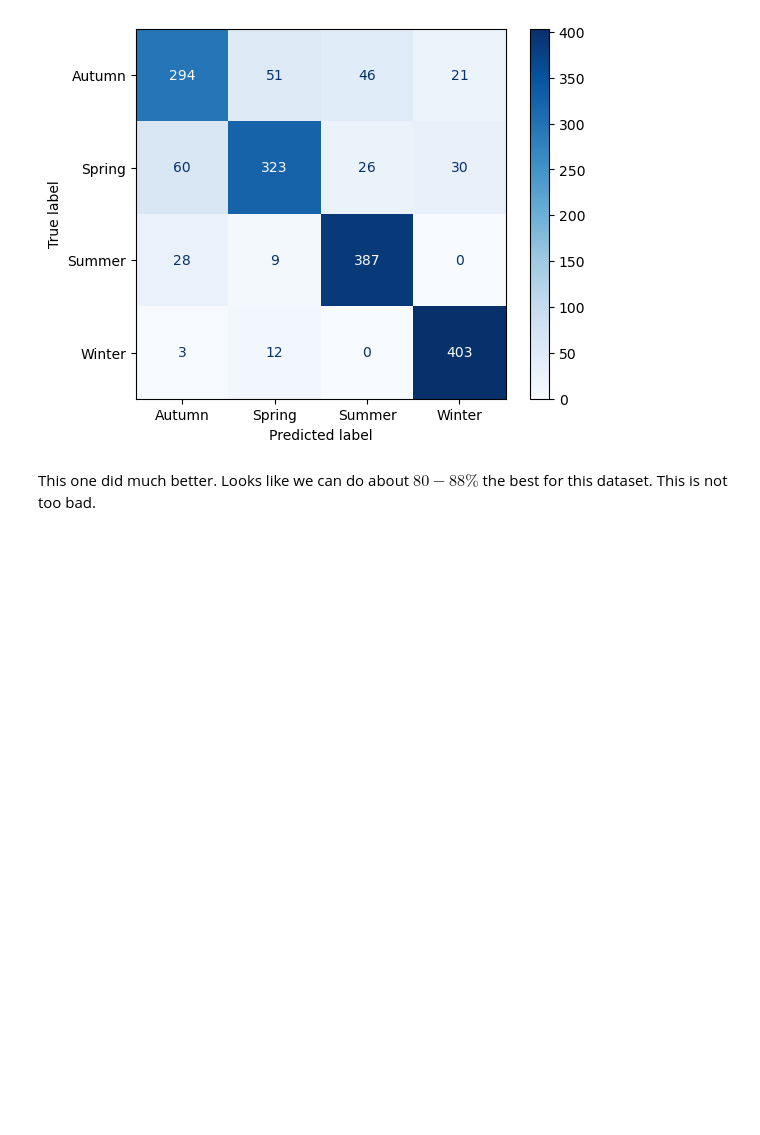
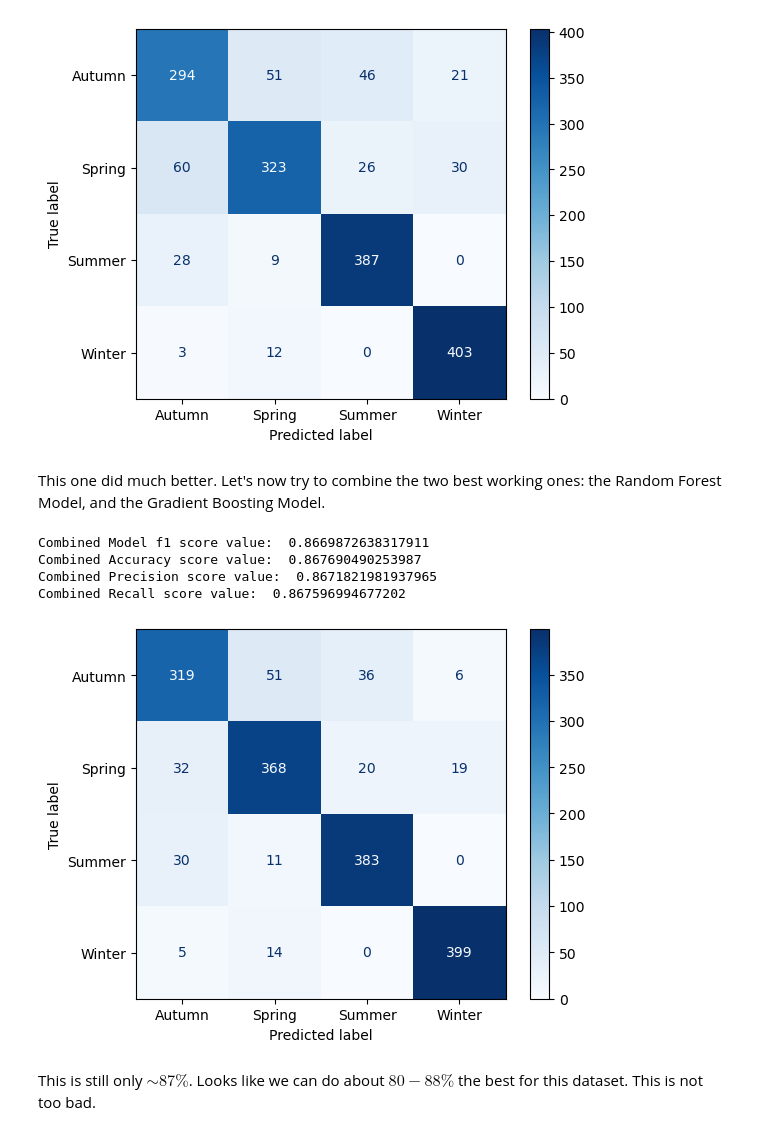
Before and after one commit to rajeeb0423/seoul_bikeshare, a Jupyter notebook: seoul_bikeshare_classification.ipynb, the cells around one changed output. Drawn from its saved outputs; the diff is of its cells as text; code cells hidden in the pictures; blank space fills up the shorter version.

```diff
--- a/seoul_bikeshare_ml_classification.ipynb
+++ b/seoul_bikeshare_classification.ipynb
@@ -406,16 +393,16 @@ Gaussian Naive Bayes Recall score value:  0.6542476814268308
 The Naive Bayes Classifier did not do too well. Let's try adding the Naive Bayes with other to see if this gives any improvement. Let's try K Nearest Neighbors.
 # %%
 # Let's fit the K Nearest Neighbor classifier first
-knn.fit(X_train_transform, y_train)
+knn.fit(X_train_standard, y_train)
 
-# Get the predicted probabilits of the SVC classifier
-knn_predict_proba = knn.predict_proba(X_test_transform)
+# Get the predicted probabilits of the KNN classifier
+knn_predict_proba = knn.predict_proba(X_test_standard)
 
 # Let's fit the Gaussian Naive Bayes now
-gnb.fit(X_train_transform, y_train)
+gnb.fit(X_train_standard, y_train)
 
 # Get the predicted probabilits of the Gaussian Maive Bayes classifier
-gnb_predict_proba = gnb.predict_proba(X_test_transform)
+gnb_predict_proba = gnb.predict_proba(X_test_standard)
 
 # Combine the two probabilities by choosing the maximum
 combined_proba = np.maximum(gnb_predict_proba, knn_predict_proba)
@@ -450,5 +437,53 @@ Combined Accuracy score value:  0.8310691080921441
 Combined Precision score value:  0.8280400839408879
 Combined Recall score value:  0.831551503138021
 [figure]
+# %% [markdown]
+This one did much better. Let's now try to combine the two best working ones: the Random Forest Model, and the Gradient Boosting Model.
+# %%
+# Let's fit the Random Forest classifier first
+rfc.fit(X_train_standard, y_train)
+
+# Get the predicted probabilits of the Random Forest classifier
+rfc_predict_proba = rfc.predict_proba(X_test_standard)
+
+# Let's fit the Gradient Boosting Classifier
+gbc.fit(X_train_standard, y_train)
+
+# Get the predicted probabilits of the Gaussian Maive Bayes classifier
+gbc_predict_proba = gbc.predict_proba(X_test_standard)
+
+# Combine the two probabilities by choosing the maximum
+combined_proba = np.maximum(gbc_predict_proba, rfc_predict_proba)
+
+# Now choose the maximum index argument for each row for the probabilities
+predict_index = np.argmax(combined_proba, axis=1)
+
+# Now get the predicted values
+predicted_values = rfc.classes_[predict_index]
+
+# Now get the scores and the confusion matrix
+f1_val= f1_score(y_test, predicted_values, average='weighted')
+accuracy_val = accuracy_score(y_test, predicted_values)
+precision_val = precision_score(y_test, predicted_values, average='macro')
+recall_val = recall_score(y_test, predicted_values, average='macro')
+confusion_val = confusion_matrix(y_test, predicted_values)
+
+
+print('Combined Model f1 score value: ' , f1_val)
+print('Combined Accuracy score value: ' , accuracy_val)
+print('Combined Precision score value: ' , precision_val)
+print('Combined Recall score value: ' , recall_val)
+
+# Now plot the confusion matrix
+disp = ConfusionMatrixDisplay(confusion_matrix=confusion_val, display_labels=rfc.classes_)
+
+disp.plot(cmap='Blues')
+plt.show()
+# %% [output]
+Combined Model f1 score value:  0.8669872638317911
+Combined Accuracy score value:  0.867690490253987
+Combined Precision score value:  0.8671821981937965
+Combined Recall score value:  0.867596994677202
+[figure, added]
 # %% [markdown]
-This one did much better. Looks like we can do about $80 - 88\%$ the best for this dataset. This is not too bad.
+This is still only $\sim87\%$. Looks like we can do about $80 - 88\%$ the best for this dataset. This is not too bad.
```
Also changed, not shown: parts of 22 cells of this notebook, 1 other file.
